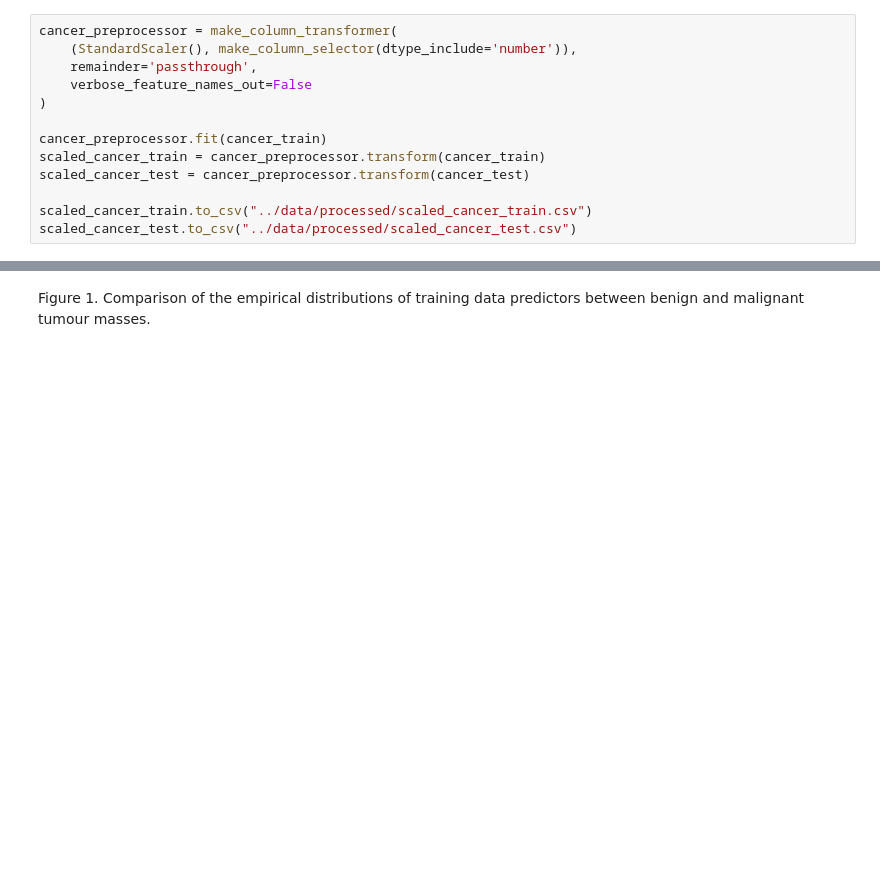
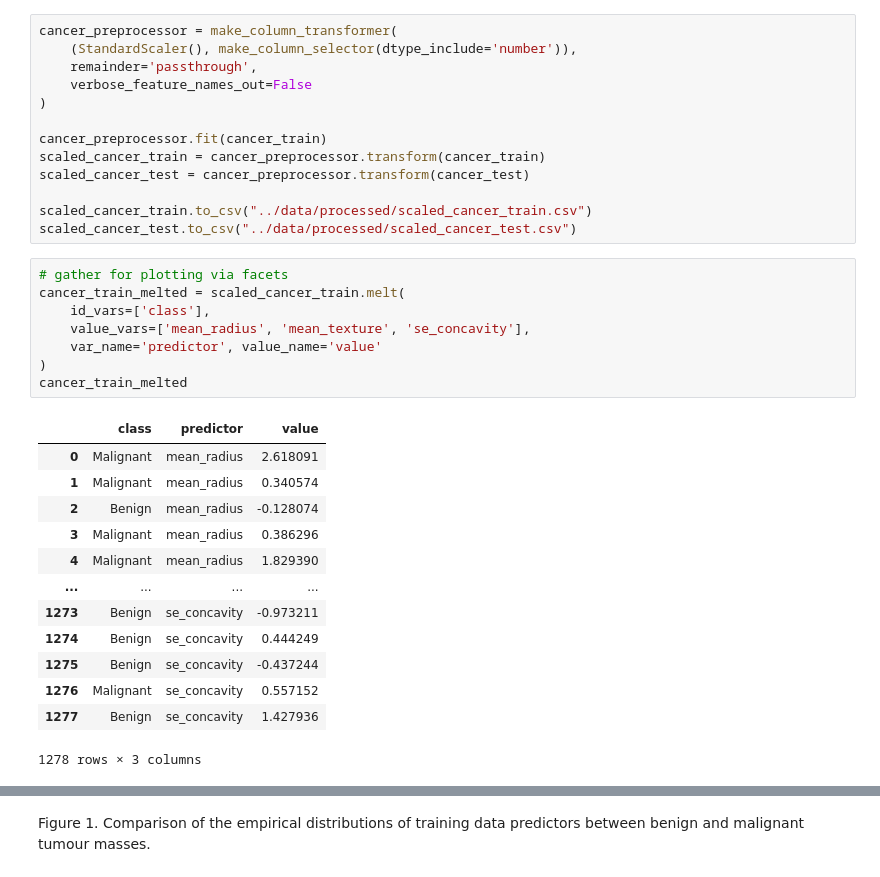
Before and after one commit to FixML/breast_cancer_predictor_py, a Jupyter notebook: src/breast_cancer_predictor_report.ipynb, the cells around one changed output, grey strips where cells are left out. Drawn from its saved outputs; the diff is of its cells as text; blank space fills up the shorter version.

Commit message:
working on facet plot

```diff
--- a/src/breast_cancer_predictor_report.ipynb
+++ b/src/breast_cancer_predictor_report.ipynb
@@ -129,3 +122,25 @@ scaled_cancer_test = cancer_preprocessor.transform(cancer_test)
 
 scaled_cancer_train.to_csv("../data/processed/scaled_cancer_train.csv")
 scaled_cancer_test.to_csv("../data/processed/scaled_cancer_test.csv")
+# %%
+# gather for plotting via facets
+cancer_train_melted = scaled_cancer_train.melt(
+    id_vars=['class'],
+    value_vars=['mean_radius', 'mean_texture', 'se_concavity'],
+    var_name='predictor', value_name='value'
+)
+cancer_train_melted
+# %% [output]
+|  | class | predictor | value |
+| 0 | Malignant | mean_radius | 2.618091 |
+| 1 | Malignant | mean_radius | 0.340574 |
+| 2 | Benign | mean_radius | -0.128074 |
+| 3 | Malignant | mean_radius | 0.386296 |
+| 4 | Malignant | mean_radius | 1.829390 |
+| ... | ... | ... | ... |
+| 1273 | Benign | se_concavity | -0.973211 |
+| 1274 | Benign | se_concavity | 0.444249 |
+| 1275 | Benign | se_concavity | -0.437244 |
+| 1276 | Malignant | se_concavity | 0.557152 |
+| 1277 | Benign | se_concavity | 1.427936 |
+1278 rows × 3 columns
```
Also changed, not shown: parts of 4 cells of this notebook.
